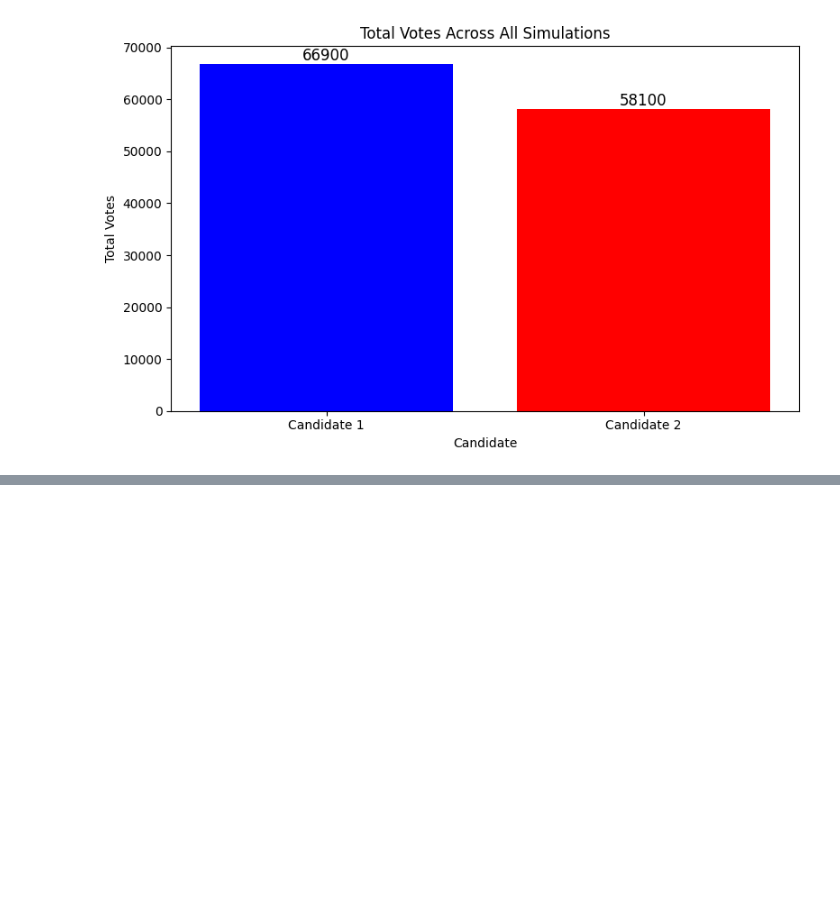
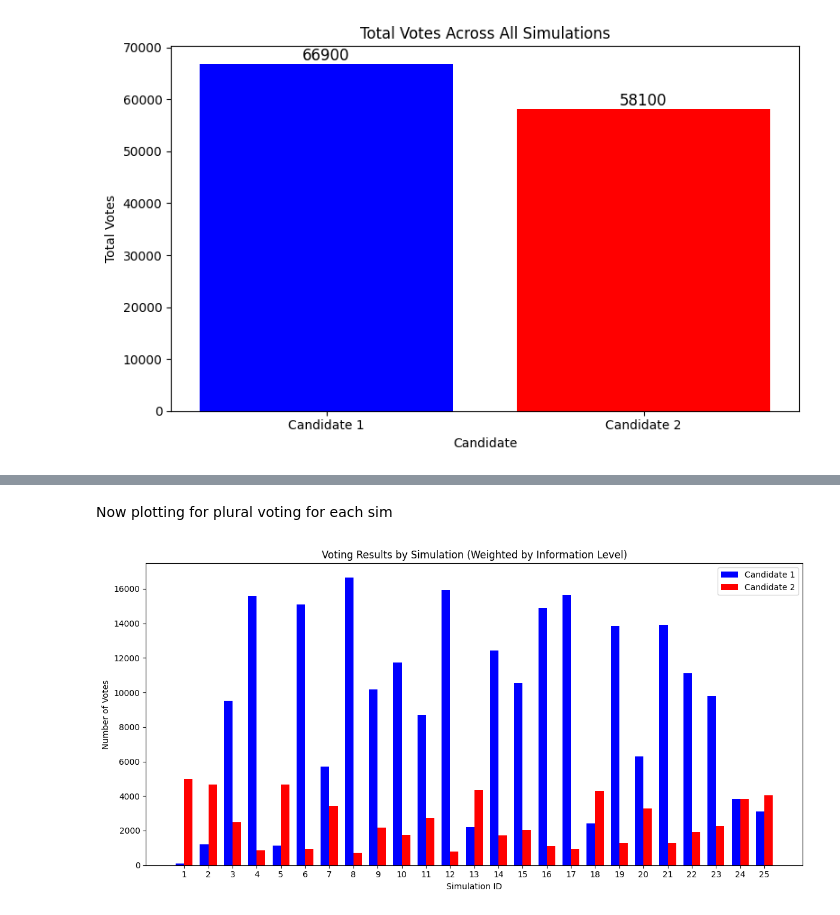
Before and after one commit to HugoMartinus499/Bachelor-project, a Jupyter notebook: Data_analysis.ipynb, the cells around one changed output, grey strips where cells are left out. Cells and saved outputs as stored; diff of their text form; code cells hidden in the pictures; blank space fills up the shorter version.

```diff
--- a/Data_analysis.ipynb
+++ b/Data_analysis.ipynb
@@ -144,0 +228,49 @@ plt.show()
+# %% [markdown]
+Now plotting for plural voting for each sim
+# %%
+# Step 0: Adjust vote counts based on information-level
+plural_voting_results = combined_voting_results.copy()
+
+# Duplicate rows for information-level > 50 (additional vote)
+extra_votes_50 = plural_voting_results[plural_voting_results['information-level'] > 50]
+plural_voting_results = pd.concat([plural_voting_results, extra_votes_50])
+
+# Duplicate rows again for information-level > 75 (additional vote on top of > 50)
+extra_votes_75 = plural_voting_results[plural_voting_results['information-level'] > 75]
+plural_voting_results = pd.concat([plural_voting_results, extra_votes_75])
+
+# Step 1: Aggregate results
+vote_counts = plural_voting_results.groupby(['sim', 'Vote']).size().unstack(fill_value=0)
+
+# Ensure all simulations and candidates are represented
+vote_counts = vote_counts.reindex(index=range(1, 26), columns=['Candidate_0', 'Candidate_1'], fill_value=0)
+
+# Step 2: Prepare data for plotting
+simulations = vote_counts.index
+candidate_1_votes = vote_counts['Candidate_0']
+candidate_2_votes = vote_counts['Candidate_1']
+
+# Step 3: Plot with Matplotlib
+bar_width = 0.35
+x_indices = np.arange(len(simulations))
+
+plt.figure(figsize=(12, 6))
+
+# Bars for Candidate 1
+plt.bar(x_indices - bar_width / 2, candidate_1_votes, width=bar_width, label='Candidate 1', color='blue')
+
+# Bars for Candidate 2
+plt.bar(x_indices + bar_width / 2, candidate_2_votes, width=bar_width, label='Candidate 2', color='red')
+
+# Customize plot
+plt.xlabel('Simulation ID')
+plt.ylabel('Number of Votes')
+plt.title('Voting Results by Simulation (Weighted by Information Level)')
+plt.xticks(x_indices, simulations)
+plt.legend()
+plt.tight_layout()
+
+# Show the plot
+plt.show()
+# %% [output]
+[figure, added]
```
Also changed, not shown: parts of 8 cells of this notebook.
